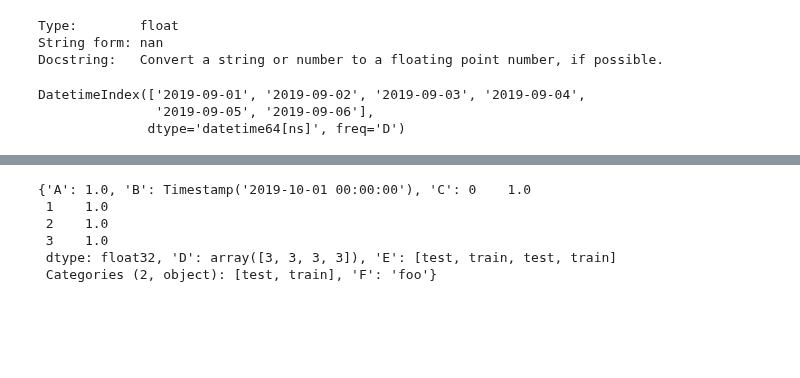
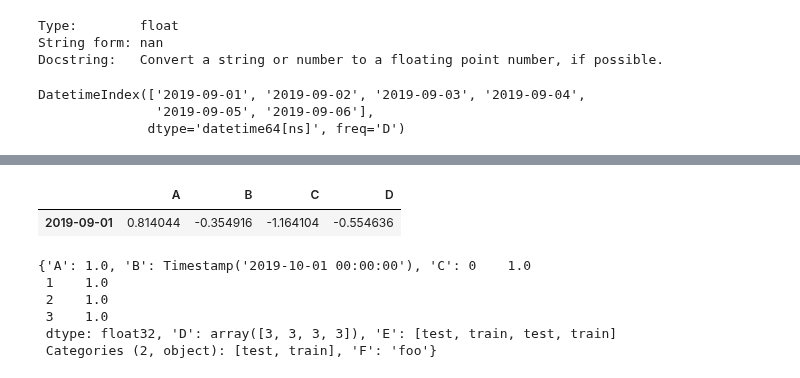
Before and after one commit to yieg77/pythonP, a Jupyter notebook: pandas/test.ipynb, the cells around one changed output, grey strips where cells are left out. Cells and saved outputs as stored; diff of their text form; code cells hidden in the pictures; blank space fills up the shorter version.

```diff
--- a/pandas/test.ipynb
+++ b/pandas/test.ipynb
@@ -39,3 +39,9 @@ df
+# %%
+df1=df[df.A>0]
+df1
+# %% [output]
+|  | A | B | C | D |
+| 2019-09-01 | 0.814044 | -0.354916 | -1.164104 | -0.554636 |
 # %%
 np.random.randn?
 # %%
```
Also changed, not shown: parts of 1 cell of this notebook, 5 other files.
